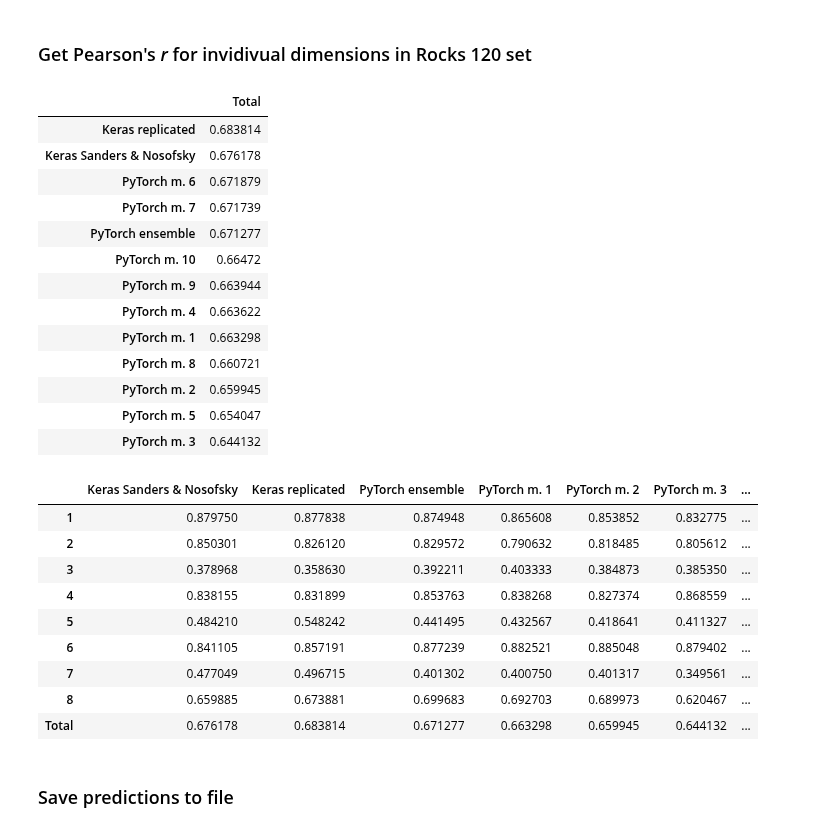
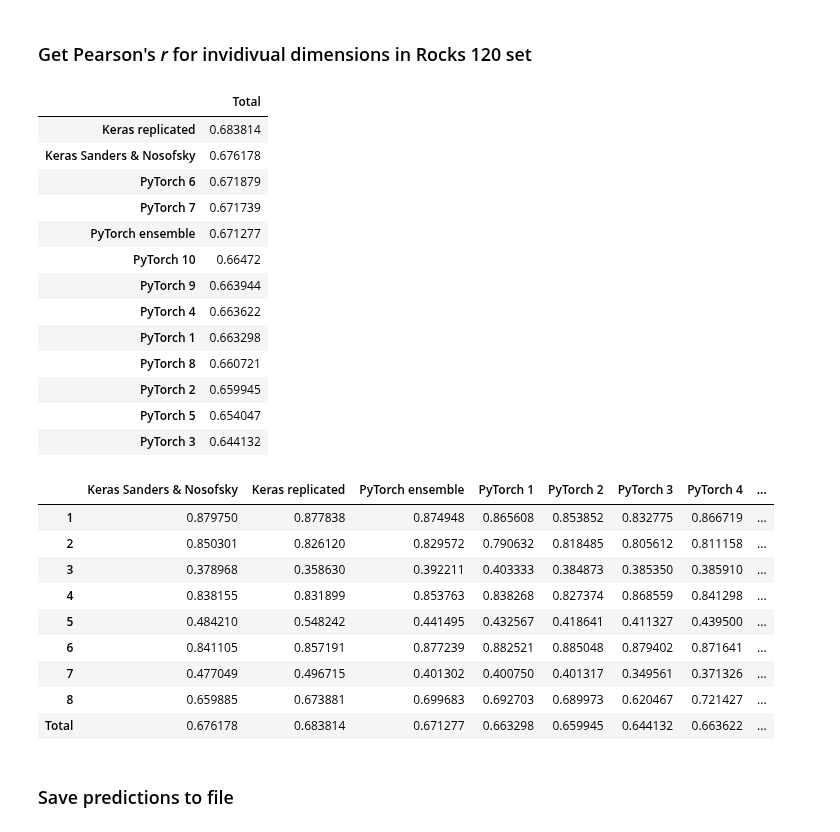
Before and after one commit to dominikpegler/mds_cnn, a Jupyter notebook: sanders_nosofsky_2020/fit_ensemble_pytorch.ipynb, the cells around one changed output. Drawn from its saved outputs; the diff is of its cells as text; code cells hidden in the pictures.

```diff
--- a/sanders_nosofsky_2020/fit_ensemble_pytorch.ipynb
+++ b/sanders_nosofsky_2020/fit_ensemble_pytorch.ipynb
@@ -791,51 +791,51 @@ print(r2_score(Y_120, rocks_120_pred))
 # %%
 cnn_pred_file = "CNN Predictions/MDS Dimensions/cnn_predicted_mds_120.txt"
 cnn_pred = np.loadtxt(cnn_pred_file)
 
 cnn_keras_pred_file = "CNN Predictions/MDS Dimensions/cnn_keras_predicted_mds_120.txt"
 cnn_keras_pred = np.loadtxt(cnn_keras_pred_file)
 
 df_corr = pd.DataFrame(index=range(1,9))
 
 for dim in range(1, 9):
     df_corr.loc[dim, "Keras Sanders & Nosofsky"] = np.corrcoef(cnn_pred[:, dim-1], Y_120[:, dim-1]).min()
     df_corr.loc[dim, "Keras replicated"] = np.corrcoef(cnn_keras_pred[:, dim-1], Y_120[:, dim-1]).min()
     df_corr.loc[dim, "PyTorch ensemble"] = np.corrcoef(rocks_120_pred[:, dim-1], Y_120[:, dim-1]).min()
     for i in range(len(rocks_120_pred_)):
-        df_corr.loc[dim, f"PyTorch m. {i+1}"] = np.corrcoef(rocks_120_pred_[i, :, dim-1], Y_120[:, dim-1]).min()
+        df_corr.loc[dim, f"PyTorch {i+1}"] = np.corrcoef(rocks_120_pred_[i, :, dim-1], Y_120[:, dim-1]).min()
 
 df_corr.loc["Total", :] = df_corr.mean(axis=0)
 df_corr["Best model"] = df_corr.columns[df_corr.values.argmax(axis=1)]
 
 df_corr.T[["Total"]].drop("Best model", axis=0).sort_values("Total", ascending=False)
 # %% [output]
 |  | Total |
 | Keras replicated | 0.683814 |
 | Keras Sanders & Nosofsky | 0.676178 |
-| PyTorch m. 6 | 0.671879 |
-| PyTorch m. 7 | 0.671739 |
+| PyTorch 6 | 0.671879 |
+| PyTorch 7 | 0.671739 |
 | PyTorch ensemble | 0.671277 |
-| PyTorch m. 10 | 0.66472 |
-| PyTorch m. 9 | 0.663944 |
-| PyTorch m. 4 | 0.663622 |
-| PyTorch m. 1 | 0.663298 |
-| PyTorch m. 8 | 0.660721 |
-| PyTorch m. 2 | 0.659945 |
-| PyTorch m. 5 | 0.654047 |
-| PyTorch m. 3 | 0.644132 |
+| PyTorch 10 | 0.66472 |
+| PyTorch 9 | 0.663944 |
+| PyTorch 4 | 0.663622 |
+| PyTorch 1 | 0.663298 |
+| PyTorch 8 | 0.660721 |
+| PyTorch 2 | 0.659945 |
+| PyTorch 5 | 0.654047 |
+| PyTorch 3 | 0.644132 |
 # %%
 df_corr
 # %% [output]
-|  | Keras Sanders & Nosofsky | Keras replicated | PyTorch ensemble | PyTorch m. 1 | PyTorch m. 2 | PyTorch m. 3 | ... |
-| 1 | 0.879750 | 0.877838 | 0.874948 | 0.865608 | 0.853852 | 0.832775 | ... |
-| 2 | 0.850301 | 0.826120 | 0.829572 | 0.790632 | 0.818485 | 0.805612 | ... |
-| 3 | 0.378968 | 0.358630 | 0.392211 | 0.403333 | 0.384873 | 0.385350 | ... |
-| 4 | 0.838155 | 0.831899 | 0.853763 | 0.838268 | 0.827374 | 0.868559 | ... |
-| 5 | 0.484210 | 0.548242 | 0.441495 | 0.432567 | 0.418641 | 0.411327 | ... |
-| 6 | 0.841105 | 0.857191 | 0.877239 | 0.882521 | 0.885048 | 0.879402 | ... |
-| 7 | 0.477049 | 0.496715 | 0.401302 | 0.400750 | 0.401317 | 0.349561 | ... |
-| 8 | 0.659885 | 0.673881 | 0.699683 | 0.692703 | 0.689973 | 0.620467 | ... |
-| Total | 0.676178 | 0.683814 | 0.671277 | 0.663298 | 0.659945 | 0.644132 | ... |
+|  | Keras Sanders & Nosofsky | Keras replicated | PyTorch ensemble | PyTorch 1 | PyTorch 2 | PyTorch 3 | PyTorch 4 | ... |
+| 1 | 0.879750 | 0.877838 | 0.874948 | 0.865608 | 0.853852 | 0.832775 | 0.866719 | ... |
+| 2 | 0.850301 | 0.826120 | 0.829572 | 0.790632 | 0.818485 | 0.805612 | 0.811158 | ... |
+| 3 | 0.378968 | 0.358630 | 0.392211 | 0.403333 | 0.384873 | 0.385350 | 0.385910 | ... |
+| 4 | 0.838155 | 0.831899 | 0.853763 | 0.838268 | 0.827374 | 0.868559 | 0.841298 | ... |
+| 5 | 0.484210 | 0.548242 | 0.441495 | 0.432567 | 0.418641 | 0.411327 | 0.439500 | ... |
+| 6 | 0.841105 | 0.857191 | 0.877239 | 0.882521 | 0.885048 | 0.879402 | 0.871641 | ... |
+| 7 | 0.477049 | 0.496715 | 0.401302 | 0.400750 | 0.401317 | 0.349561 | 0.371326 | ... |
+| 8 | 0.659885 | 0.673881 | 0.699683 | 0.692703 | 0.689973 | 0.620467 | 0.721427 | ... |
+| Total | 0.676178 | 0.683814 | 0.671277 | 0.663298 | 0.659945 | 0.644132 | 0.663622 | ... |
 # %% [markdown]
 ### Save predictions to file
 # %%
```
